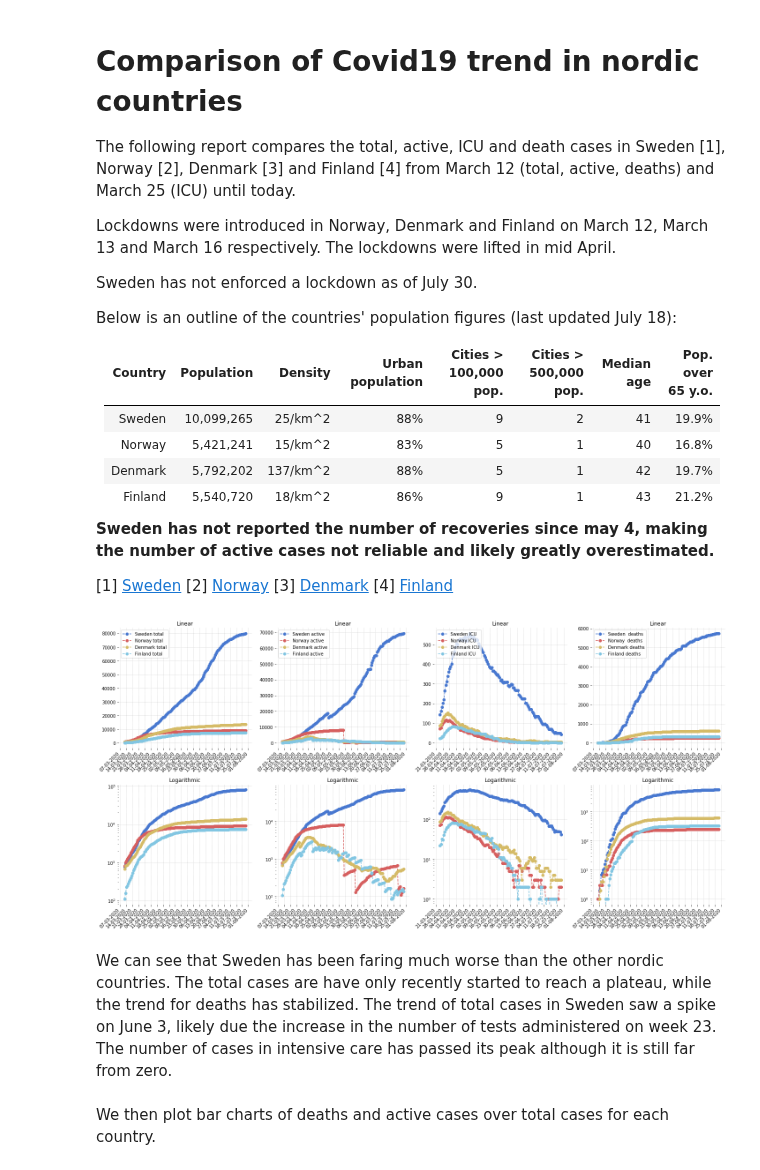
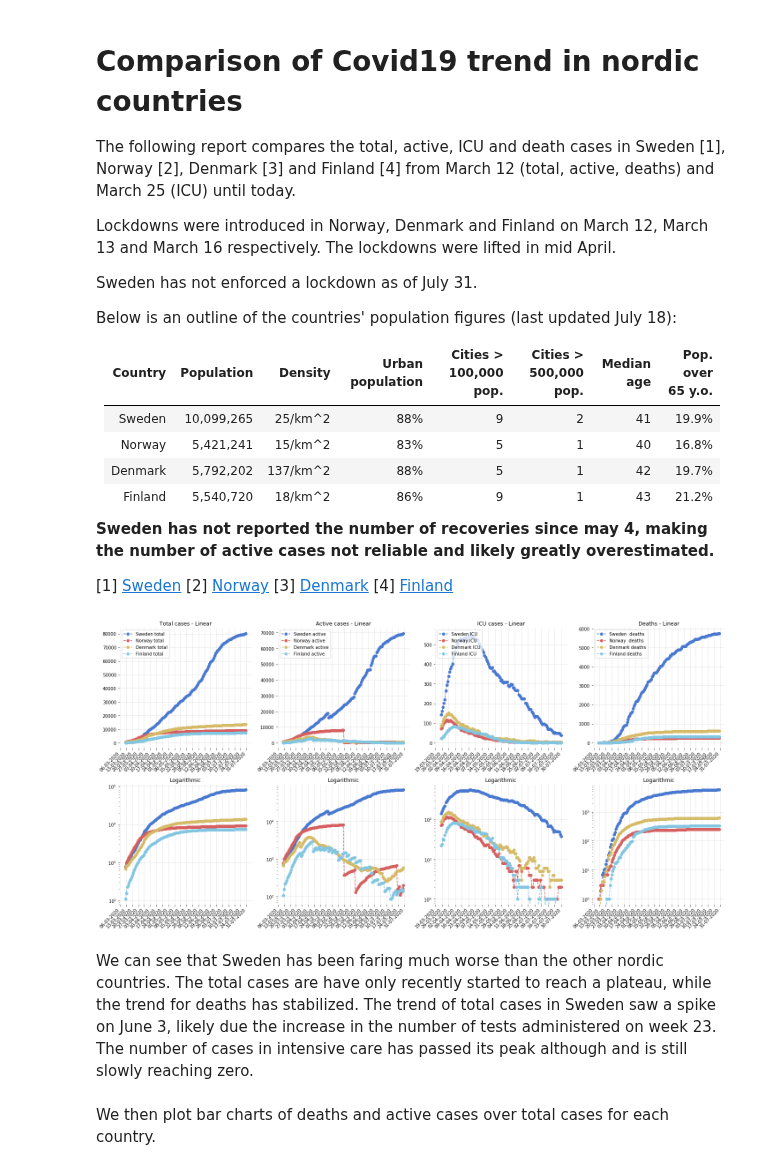
Before and after one commit to eera-l/Covid19-Sweden-Overview, a Jupyter notebook: c19-nordics.ipynb, the cells around one changed output. Saved outputs shown, nothing was run; the diff lists cells and outputs as text; code cells hidden in the pictures.

```diff
--- a/c19-nordics.ipynb
+++ b/c19-nordics.ipynb
@@ -5,7 +5,7 @@ The following report compares the total, active, ICU and death cases in Sweden [
 
 Lockdowns were introduced in Norway, Denmark and Finland on March 12, March 13 and March 16 respectively. The lockdowns were lifted in mid April.
 
-Sweden has not enforced a lockdown as of July 30.
+Sweden has not enforced a lockdown as of July 31.
 
 Below is an outline of the countries' population figures (last updated July 18):
 
@@ -47,7 +47,7 @@ swe_act = np.array([685, 812, 958, 1036, 1113, 1187, 1276, 1412, 1607, 1734, 189
                     33499, 34297, 35185, 35608, 36396, 37105, 38668, 40042, 41158, 41804, 42503, 43400, 44753, 46311, 46311, 46611,
                     46611, 49196, 50854, 52204, 53892, 54961, 55209, 55209, 57439, 58229, 59551, 60331, 61174, 61174, 61307, 62820,
                     63052, 63586, 63964, 64484, 64484, 64484, 65376, 65672, 66100, 66475, 66829, 66907, 66907, 67641, 67770, 68059,
-                    68296, 68537, 68537, 68537, 68879, 69012, 69253])
+                    68296, 68537, 68537, 68537, 68879, 69012, 69253, 69560])
 
 nor_act = utils.load_norway_active()
 
@@ -61,23 +61,23 @@ swe_icu = np.array([142, 160, 182, 202, 219, 265, 293, 312, 339, 361, 376, 387,
                     466, 459, 443, 434, 422, 411, 401, 388, 381, 379, 383, 366, 366, 358, 352, 344, 347, 337, 331, 316, 320, 310,
                     305, 309, 307, 309, 308, 292, 287, 291, 298, 296, 280, 280, 268, 267, 267, 267, 245, 239, 232, 223, 223, 223,
                     223, 202, 201, 191, 182, 170, 170, 170, 157, 150, 139, 129, 135, 135, 135, 125, 118, 110, 100, 94, 94, 97, 92,
-                    89, 81, 68, 69, 68, 69, 62, 56, 49, 53, 50, 50, 50, 50, 49, 42])
+                    89, 81, 68, 69, 68, 69, 62, 56, 49, 53, 50, 50, 50, 50, 49, 42, 38])
 
 nor_icu = np.array([72, 75, 91, 101, 104, 110, 117, 114, 110, 112, 114, 109, 105, 101, 95, 92, 89, 83, 79, 73, 71, 64, 64, 65, 61, 58,
                     58, 58, 54, 50, 53, 50, 49, 52, 44, 40, 37, 37, 37, 33, 33, 33, 30, 28, 26, 24, 22, 22, 23, 23, 23, 20, 20, 20, 18,
                     16, 17, 14, 13, 12, 12, 14, 11, 11, 10, 8, 8, 8, 8, 9, 6, 6, 5, 5, 5, 5, 3, 2, 4, 5, 5, 3, 7, 7, 6, 5, 6, 6, 6, 7,
-                    6, 6, 6, 4, 4, 4, 2, 2, 3, 3, 3, 3, 3, 2, 2, 3, 2, 2, 2, 2, 1, 1, 1, 1, 1, 1, 1, 1, 1, 1, 1, 1, 1, 1, 2, 2, 2])
+                    6, 6, 6, 4, 4, 4, 2, 2, 3, 3, 3, 3, 3, 2, 2, 3, 2, 2, 2, 2, 1, 1, 1, 1, 1, 1, 1, 1, 1, 1, 1, 1, 1, 1, 2, 2, 2, 2])
 
 dan_icu = np.array([87, 94, 109, 121, 131, 137, 145, 146, 153, 143, 142, 144, 133, 127, 127, 120, 113, 106, 104, 100, 93, 89, 92, 93, 87,
                     84, 84, 81, 80, 74, 69, 70, 70, 72, 66, 66, 62, 61, 60, 62, 57, 49, 46, 43, 42, 39, 40, 43, 43, 37, 35, 32, 28, 27,
                     26, 25, 25, 23, 23, 19, 21, 20, 23, 22, 20, 18, 20, 20, 20, 21, 20, 17, 17, 15, 15, 16, 15, 17, 14, 14, 11, 11, 10,
                     9, 6, 3, 6, 6, 6, 7, 8, 8, 9, 11, 11, 10, 9, 10, 11, 9, 6, 6, 6, 7, 5, 5, 5, 4, 5, 6, 6, 6, 6, 5, 5, 2, 3, 3, 4, 4,
-                    3, 3, 3, 3, 3, 3, 3])
+                    3, 3, 3, 3, 3, 3, 3, 3])
 
 fin_icu = np.array([22, 24, 32, 31, 41, 49, 56, 62, 65, 72, 73, 76, 81, 83, 82, 82, 81, 80, 77, 74, 75, 75, 76, 73, 70, 68, 67, 63, 63,
                     60, 61, 60, 62, 56, 56, 51, 48, 49, 52, 49, 49, 48, 44, 44, 45, 45, 45, 44, 34, 35, 33, 32, 30, 29, 34, 25, 20, 22,
                     21, 21, 19, 18, 11, 11, 11, 10, 11, 10, 9, 9, 7, 8, 8, 7, 6, 6, 4, 4, 4, 3, 2, 1, 3, 2, 2, 2, 2, 2, 2, 2, 2, 2, 2,
-                    1, 1, 0, 0, 0, 0, 0, 0, 0, 0, 1, 1, 2, 2, 0, 0, 0, 1, 1, 0, 0, 1, 1, 1, 1, 1, 1, 1, 1, 0, 0, 0, 0, 0])
+                    1, 1, 0, 0, 0, 0, 0, 0, 0, 0, 1, 1, 2, 2, 0, 0, 0, 1, 1, 0, 0, 1, 1, 1, 1, 1, 1, 1, 1, 0, 0, 0, 0, 0, 0])
 
 # From march 12th
 swe_d = utils.load_sweden_deaths(1)[:-1]
@@ -104,7 +104,7 @@ ax1.plot(days_12, nor_tot, '--ro', label='Norway total')
 ax1.plot(days_12, dan_tot, '--yo', label='Denmark total')
 ax1.plot(days_12, fin_tot, '--co', label='Finland total')
 ax1.legend(loc="upper left")
-ax1.set_title('Linear')
+ax1.set_title('Total cases - Linear')
 ax1.xaxis.set_major_formatter(mdates.DateFormatter('%d-%m-%Y'))
 ax1.xaxis.set_major_locator(mdates.DayLocator(interval=interval))
 ax1.axes.grid(linestyle='dotted')
@@ -126,7 +126,7 @@ ax3.plot(days_12, nor_act, '--ro', label='Norway active')
 ax3.plot(days_12, dan_act, '--yo', label='Denmark active')
 ax3.plot(days_12, fin_act, '--co', label='Finland active')
 ax3.legend(loc="upper left")
-ax3.set_title('Linear')
+ax3.set_title('Active cases - Linear')
 ax3.xaxis.set_major_formatter(mdates.DateFormatter('%d-%m-%Y'))
 ax3.xaxis.set_major_locator(mdates.DayLocator(interval=interval))
 ax3.axes.grid(linestyle='dotted')
@@ -148,7 +148,7 @@ ax5.plot(days_25, nor_icu, '--ro', label='Norway ICU')
 ax5.plot(days_25, dan_icu, '--yo', label='Denmark ICU')
 ax5.plot(days_25, fin_icu, '--co', label='Finland ICU')
 ax5.legend(loc="upper left")
-ax5.set_title('Linear')
+ax5.set_title('ICU cases - Linear')
 ax5.xaxis.set_major_formatter(mdates.DateFormatter('%d-%m-%Y'))
 ax5.xaxis.set_major_locator(mdates.DayLocator(interval=interval))
 ax5.axes.grid(linestyle='dotted')
@@ -170,37 +170,37 @@ ax7.plot(days_12, nor_d, '--ro', label='Norway  deaths')
 ax7.plot(days_12, dan_d, '--yo', label='Denmark deaths')
 ax7.plot(days_12, fin_d, '--co', label='Finland deaths')
 ax7.legend(loc="upper left")
-ax7.set_title('Linear')
+ax7.set_title('Deaths - Linear')
 ax7.xaxis.set_major_formatter(mdates.DateFormatter('%d-%m-%Y'))
 ax7.xaxis.set_major_locator(mdates.DayLocator(interval=interval))
 ax7.axes.grid(linestyle='dotted')
 
 ax8 = fig.add_subplot(248)
 ax8.plot(days_12, swe_d, '--bo')
 ax8.plot(days_12, nor_d, '--ro')
 ax8.plot(days_12, dan_d, '--yo')
 ax8.plot(days_12, fin_d, '--co')
 ax8.set_title('Logarithmic')
 ax8.xaxis.set_major_formatter(mdates.DateFormatter('%d-%m-%Y'))
 ax8.xaxis.set_major_locator(mdates.DayLocator(interval=interval))
 ax8.set_yscale('log')
 ax8.axes.grid(linestyle='dotted')
 
 
 for ax in fig.axes:
   for label in ax.get_xticklabels():
     label.set_ha("right")
     label.set_rotation(45)
 sns.set_color_codes('muted')
 sns.despine(left = True, bottom = True)
 fig.set_figheight(10)
 fig.set_figwidth(20)
 plt.tight_layout()
 plt.show()
 # %% [output]
-[figure, old version]
+[figure, new version]
 # %% [markdown]
-We can see that Sweden has been faring much worse than the other nordic countries. The total cases are have only recently started to reach a plateau, while the trend for deaths has stabilized. The trend of total cases in Sweden saw a spike on June 3, likely due the increase in the number of tests administered on week 23. The number of cases in intensive care has passed its peak although it is still far from zero.
+We can see that Sweden has been faring much worse than the other nordic countries. The total cases are have only recently started to reach a plateau, while the trend for deaths has stabilized. The trend of total cases in Sweden saw a spike on June 3, likely due the increase in the number of tests administered on week 23. The number of cases in intensive care has passed its peak although and is still slowly reaching zero.
 # %% [markdown]
 We then plot bar charts of deaths and active cases over total cases for each country.
 # %%
```
Also changed, not shown: parts of 4 cells of this notebook, 1 other file.
